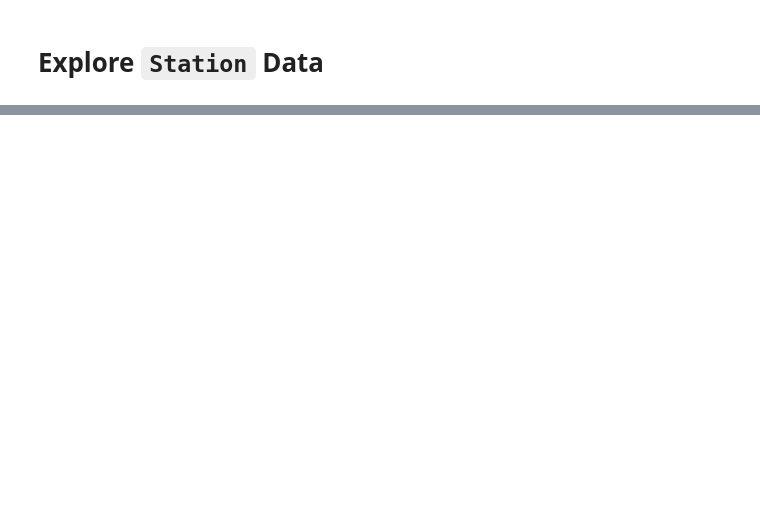
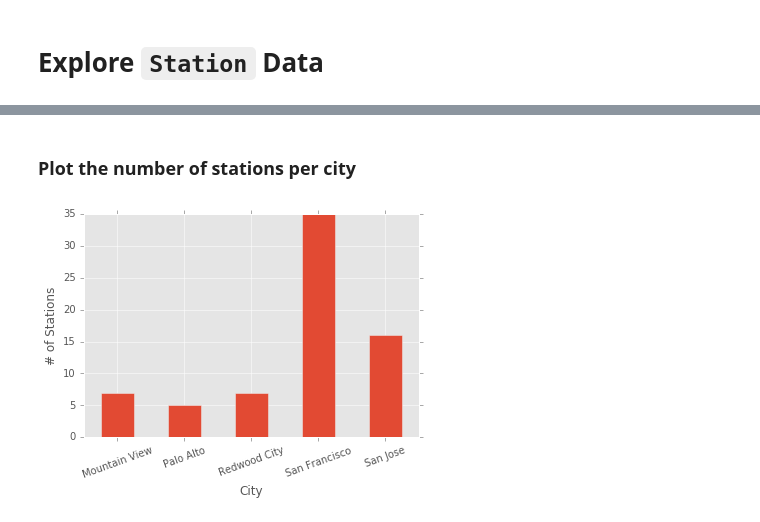
Before and after one commit to MuhammadVT/bike_sharing, a Jupyter notebook: data_exploration/explore_station_data.ipynb, the cells around one changed output, grey strips where cells are left out. Saved outputs shown, nothing was run; the diff lists cells and outputs as text; code cells hidden in the pictures; blank space fills up the shorter version.

```diff
--- a/data_exploration/explore_station_data.ipynb
+++ b/data_exploration/explore_station_data.ipynb
@@ -10,3 +9,8 @@ import folium
+# %%
+% matplotlib inline
+
+# select ggplot stype
+plt.style.use("ggplot")
 # %%
 # read data into a pandas dataframe
 df_station = pd.read_csv("../data/station.csv", parse_dates=["installation_date"])
@@ -15,3 +19,25 @@ city_map = folium.Map(location=[df_station.lat.mean(), df_station.long.mean()])
 city_map
 # %% [output]
 [interactive output not drawn]
+# %% [markdown]
+### Plot the number of stations per city
+# %%
+# aggregate the data by city and count the elements
+dfn = df_station.groupby(by='city', as_index=False).count()
+
+# plot the data
+fig, ax = plt.subplots()
+dfn.plot(ax=ax, x=['city'], y=['id'], kind="bar")
+
+# set x, y labels
+ax.set(xlabel="City", ylabel="# of Stations")
+
+# rotate the x-axis tick labels
+ax.set_xticklabels(ax.xaxis.get_majorticklabels(), rotation=20)
+
+# hide the lagends
+ax.legend().set_visible(False)
+
+plt.show()
+# %% [output]
+[figure, added]
```
Also changed, not shown: parts of 6 cells of this notebook.
